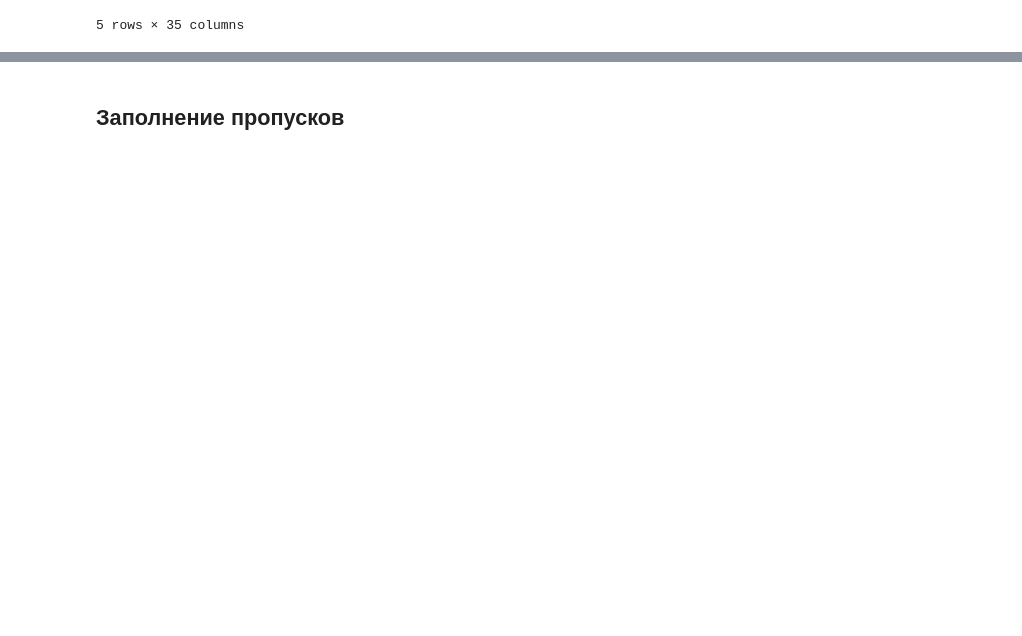
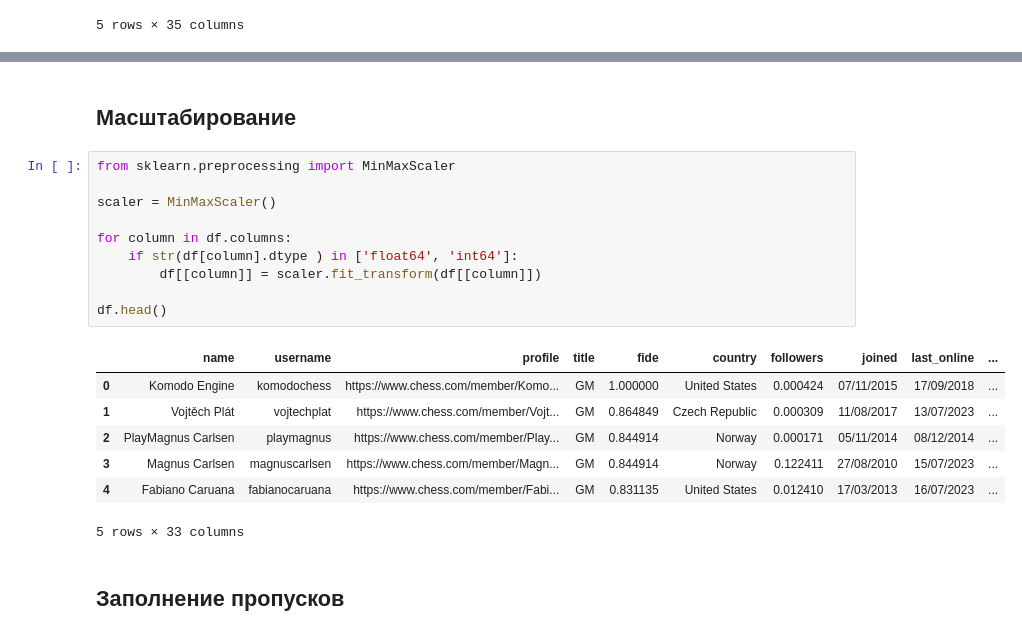
Before and after one commit to dj1vs/ml, a Jupyter notebook: ensembles_2.ipynb, the cells around one changed output, grey strips where cells are left out. Cells and saved outputs as stored; diff of their text form; blank space fills up the shorter version.

```diff
--- a/ensembles_2.ipynb
+++ b/ensembles_2.ipynb
@@ -38,3 +51,23 @@ df.head()
+# %% [markdown]
+## Масштабирование
+# %%
+from sklearn.preprocessing import MinMaxScaler
+
+scaler = MinMaxScaler()
+
+for column in df.columns:
+    if str(df[column].dtype ) in ['float64', 'int64']:
+        df[[column]] = scaler.fit_transform(df[[column]])
+
+df.head()
+# %% [output]
+|  | name | username | profile | title | fide | country | followers | joined | last_online | ... |
+| 0 | Komodo Engine | komodochess | https://www.chess.com/member/Komo... | GM | 1.000000 | United States | 0.000424 | 07/11/2015 | 17/09/2018 | ... |
+| 1 | Vojtěch Plát | vojtechplat | https://www.chess.com/member/Vojt... | GM | 0.864849 | Czech Republic | 0.000309 | 11/08/2017 | 13/07/2023 | ... |
+| 2 | PlayMagnus Carlsen | playmagnus | https://www.chess.com/member/Play... | GM | 0.844914 | Norway | 0.000171 | 05/11/2014 | 08/12/2014 | ... |
+| 3 | Magnus Carlsen | magnuscarlsen | https://www.chess.com/member/Magn... | GM | 0.844914 | Norway | 0.122411 | 27/08/2010 | 15/07/2023 | ... |
+| 4 | Fabiano Caruana | fabianocaruana | https://www.chess.com/member/Fabi... | GM | 0.831135 | United States | 0.012410 | 17/03/2013 | 16/07/2023 | ... |
+5 rows × 33 columns
 # %% [markdown]
 ## Заполнение пропусков
 # %%
```
Also changed, not shown: parts of 26 cells of this notebook.
